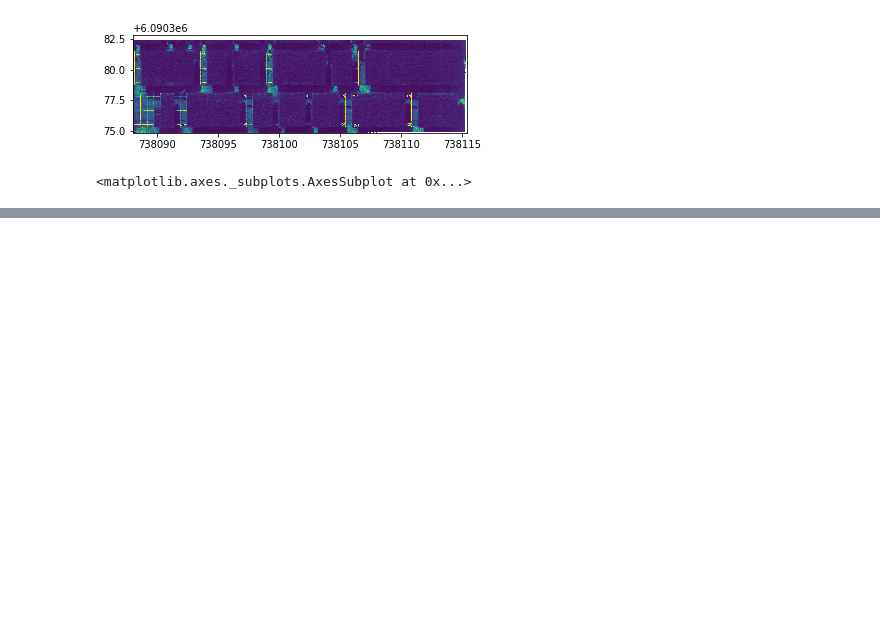
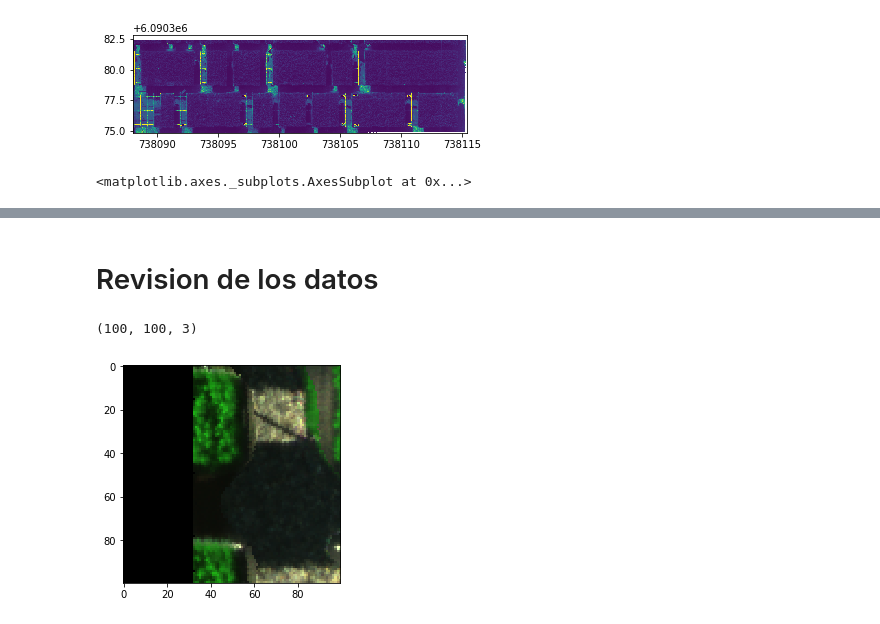
Before and after one commit to dirodriguezm/AraucoNursery, a Jupyter notebook: corte_ventanas_h5.ipynb, the cells around one changed output, grey strips where cells are left out. Drawn from its saved outputs; the diff is of its cells as text; code cells hidden in the pictures; blank space fills up the shorter version.

```diff
--- a/corte_ventanas_h5.ipynb
+++ b/corte_ventanas_h5.ipynb
@@ -321,3 +301,17 @@ Yset = hf.create_dataset(
         compression_opts=9)
 # %%
 hf.close()
+# %% [markdown]
+# Revision de los datos
+# %%
+numero = 1499
+with h5py.File(archivo_h5_cuentas, 'r') as hf:
+    imagen = hf["images"][numero]
+    densidad = hf["counts"][numero]
+# %%
+print(imagen.shape)
+plt.imshow(imagen)
+plt.show()
+# %% [output]
+(100, 100, 3)
+[figure, added]
```
Also changed, not shown: parts of 12 cells of this notebook, 1 other file.
